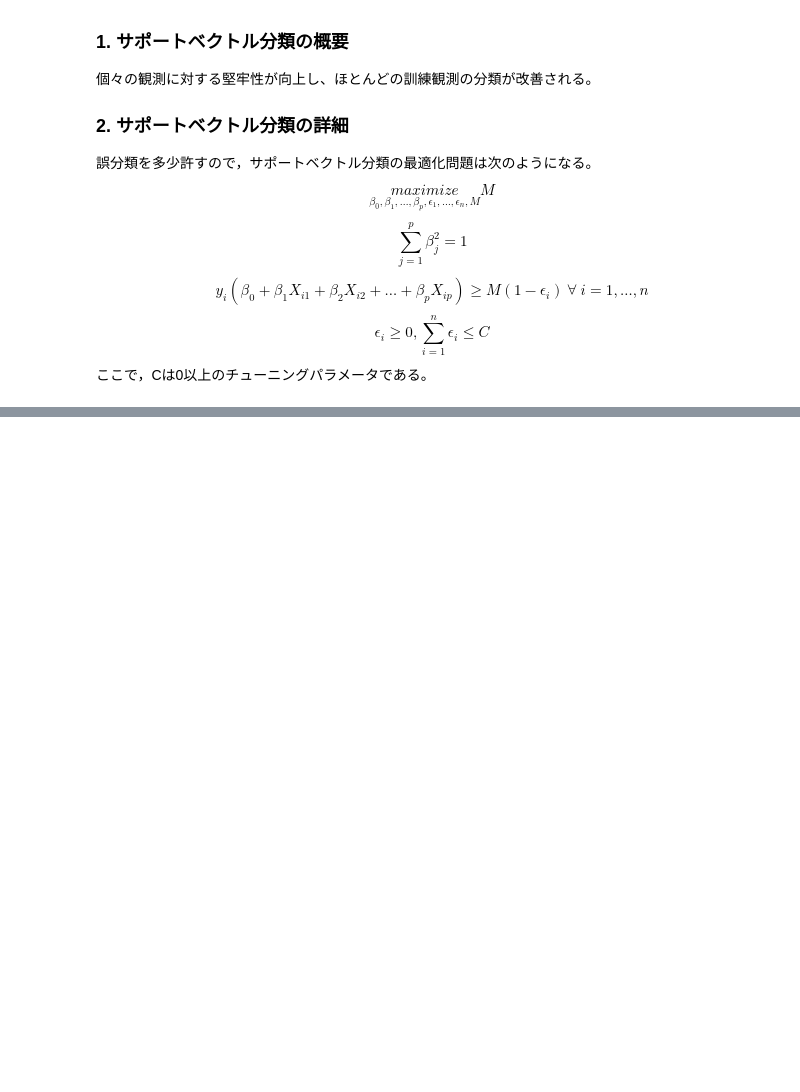
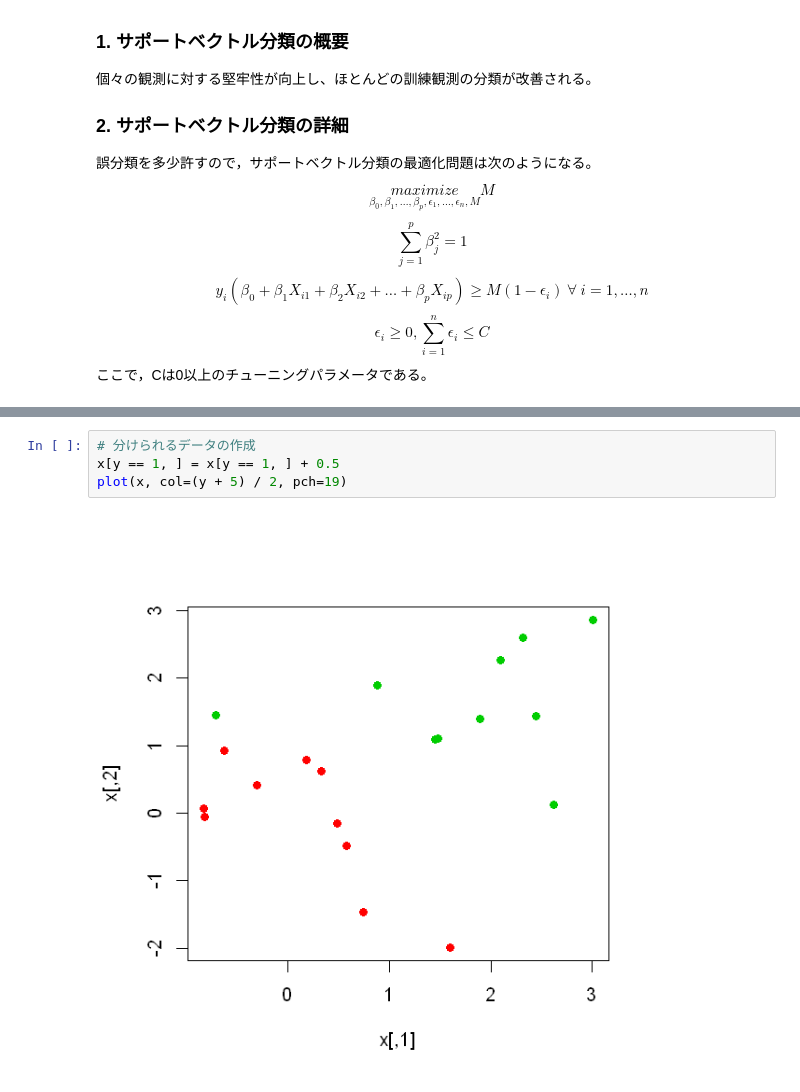
Before and after one commit to yellowmeteor/met_python.github.io, a Jupyter notebook: ISLR/9_Support_Vector_Machines.ipynb, the cells around one changed output, grey strips where cells are left out. Drawn from its saved outputs; the diff is of its cells as text; blank space fills up the shorter version.

```diff
--- a/ISLR/9_Support_Vector_Machines.ipynb
+++ b/ISLR/9_Support_Vector_Machines.ipynb
@@ -76,0 +187,6 @@ $$
+# %%
+# 分けられるデータの作成
+x[y == 1, ] = x[y == 1, ] + 0.5
+plot(x, col=(y + 5) / 2, pch=19)
+# %% [output]
+[figure, added]
```
Also changed, not shown: parts of 20 cells of this notebook.
